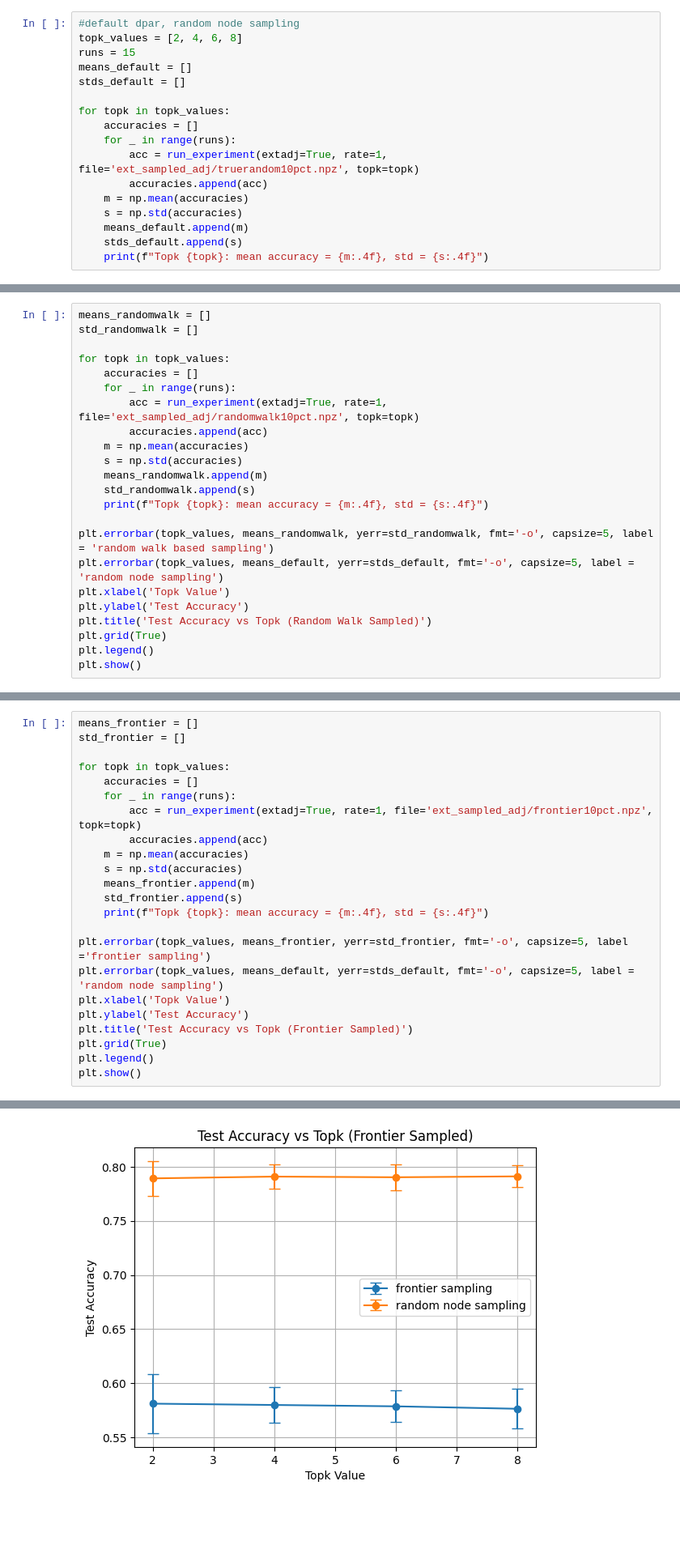
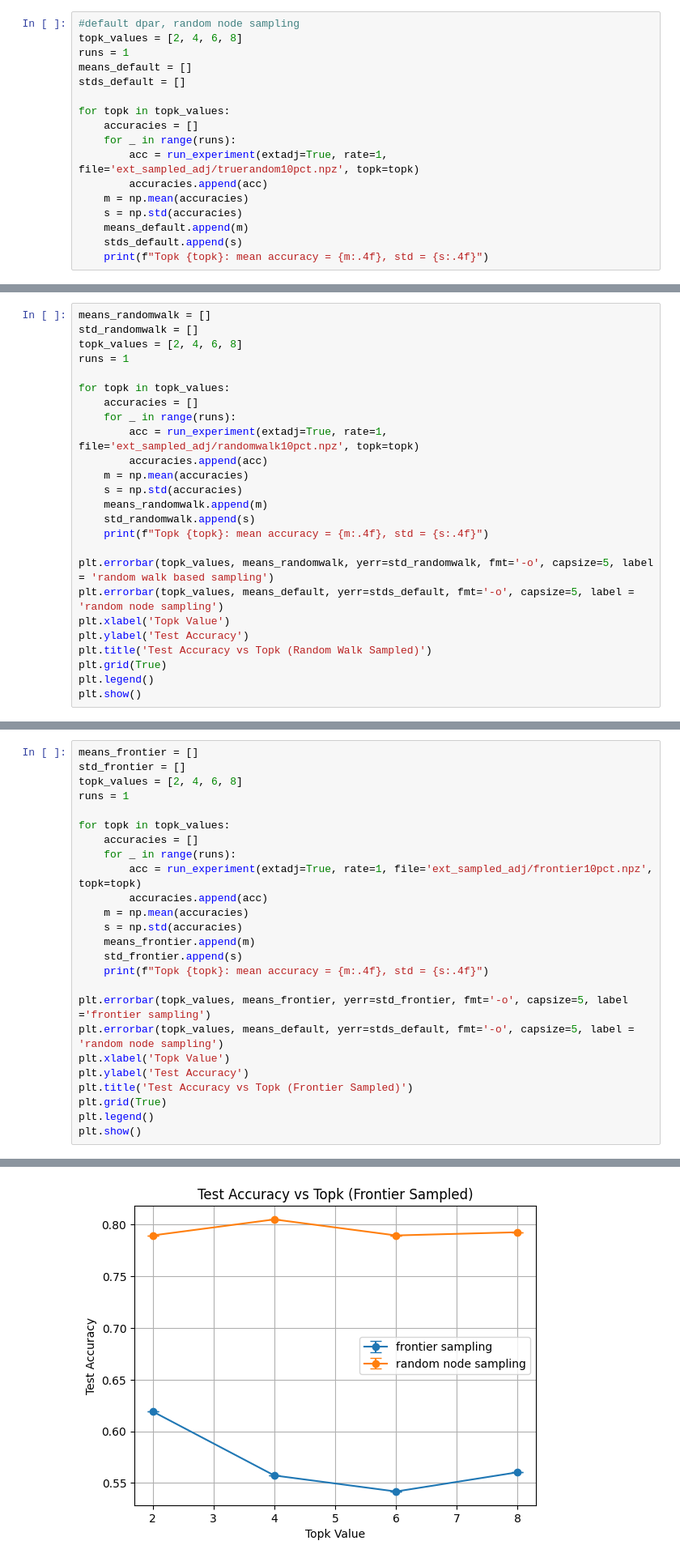
Before and after one commit to Arjun-BD/Project-Course, a Jupyter notebook: tesing_littleballoffur.ipynb, the cells around one changed output, grey strips where cells are left out. Shown at 81% size. Cells and saved outputs as stored; diff of their text form; blank space fills up the shorter version.

```diff
--- a/tesing_littleballoffur.ipynb
+++ b/tesing_littleballoffur.ipynb
@@ -31,7 +31,7 @@ def run_experiment(extadj, rate, file, topk):
 # %%
 #default dpar, random node sampling
 topk_values = [2, 4, 6, 8]
-runs = 15
+runs = 1
 means_default = []
 stds_default = []
 
@@ -89,6 +89,8 @@ Random Walk Sampled
 # %%
 means_randomwalk = []
 std_randomwalk = []
+topk_values = [2, 4, 6, 8]
+runs = 1
 
 for topk in topk_values:
     accuracies = []
@@ -151,6 +153,8 @@ Frontier Sampling
 # %%
 means_frontier = []
 std_frontier = []
+topk_values = [2, 4, 6, 8]
+runs = 1
 
 for topk in topk_values:
     accuracies = []
@@ -179,4 +183,4 @@ Topk 8: mean accuracy = 0.5763, std = 0.0184
-[figure, old version]
+[figure, new version]
 # %% [markdown]
 Spiky ball sampling, at its root is Multi Source BFS based sampling
 # %%
```
Also changed, not shown: parts of 9 cells of this notebook.
